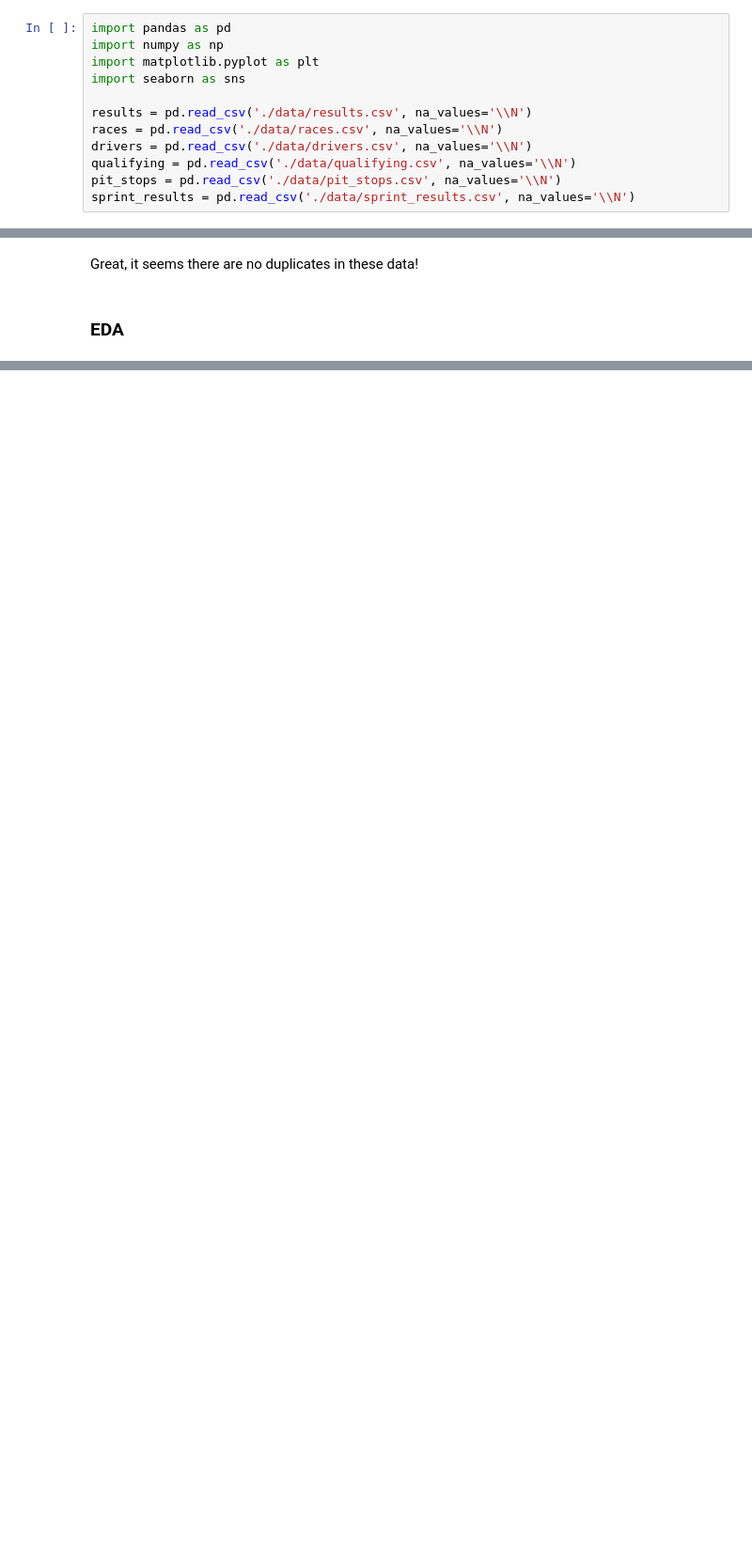
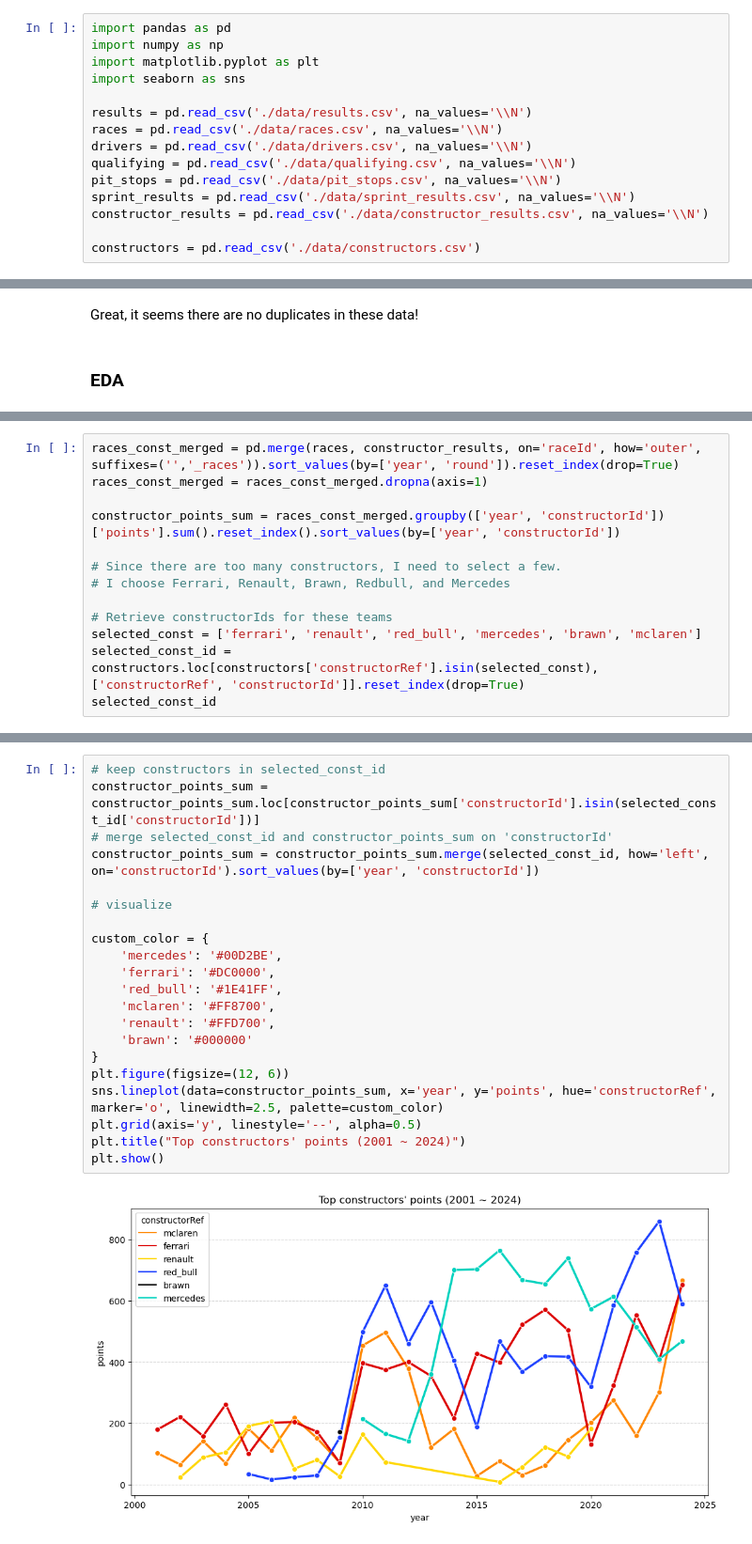
Before and after one commit to otola03/Kaggle_Studies, a Jupyter notebook: f1_analysis/f1_data_stat_project.ipynb, the cells around one changed output, grey strips where cells are left out. Shown at 94% size. Saved outputs shown, nothing was run; the diff lists cells and outputs as text; blank space fills up the shorter version.

Commit message:
constructor EDA

```diff
--- a/f1_analysis/f1_data_stat_project.ipynb
+++ b/f1_analysis/f1_data_stat_project.ipynb
@@ -27,6 +28,9 @@ drivers = pd.read_csv('./data/drivers.csv', na_values='\\N')
 qualifying = pd.read_csv('./data/qualifying.csv', na_values='\\N')
 pit_stops = pd.read_csv('./data/pit_stops.csv', na_values='\\N')
 sprint_results = pd.read_csv('./data/sprint_results.csv', na_values='\\N')
+constructor_results = pd.read_csv('./data/constructor_results.csv', na_values='\\N')
+
+constructors = pd.read_csv('./data/constructors.csv')
 # %% [markdown]
 ### Clean data
 # %% [markdown]
@@ -78,0 +94,13 @@ Great, it seems there are no duplicates in these data!
+# %%
+races_const_merged = pd.merge(races, constructor_results, on='raceId', how='outer', suffixes=('','_races')).sort_values(by=['year', 'round']).reset_index(drop=True)
+races_const_merged = races_const_merged.dropna(axis=1)
+
+constructor_points_sum = races_const_merged.groupby(['year', 'constructorId'])['points'].sum().reset_index().sort_values(by=['year', 'constructorId'])
+
+# Since there are too many constructors, I need to select a few.
+# I choose Ferrari, Renault, Brawn, Redbull, and Mercedes
+
+# Retrieve constructorIds for these teams
+selected_const = ['ferrari', 'renault', 'red_bull', 'mercedes', 'brawn', 'mclaren']
+selected_const_id = constructors.loc[constructors['constructorRef'].isin(selected_const), ['constructorRef', 'constructorId']].reset_index(drop=True)
+selected_const_id
@@ -78,0 +115,23 @@ Great, it seems there are no duplicates in these data!
+# %%
+# keep constructors in selected_const_id
+constructor_points_sum = constructor_points_sum.loc[constructor_points_sum['constructorId'].isin(selected_const_id['constructorId'])]
+# merge selected_const_id and constructor_points_sum on 'constructorId'
+constructor_points_sum = constructor_points_sum.merge(selected_const_id, how='left', on='constructorId').sort_values(by=['year', 'constructorId'])
+
+# visualize
+
+custom_color = {
+    'mercedes': '#00D2BE',
+    'ferrari': '#DC0000',
+    'red_bull': '#1E41FF',
+    'mclaren': '#FF8700',
+    'renault': '#FFD700',
+    'brawn': '#000000'
+}
+plt.figure(figsize=(12, 6))
+sns.lineplot(data=constructor_points_sum, x='year', y='points', hue='constructorRef', marker='o', linewidth=2.5, palette=custom_color)
+plt.grid(axis='y', linestyle='--', alpha=0.5)
+plt.title("Top constructors' points (2001 ~ 2024)")
+plt.show()
+# %% [output]
+[figure, added]
```
Also changed, not shown: parts of 9 cells of this notebook, 2 other files.
